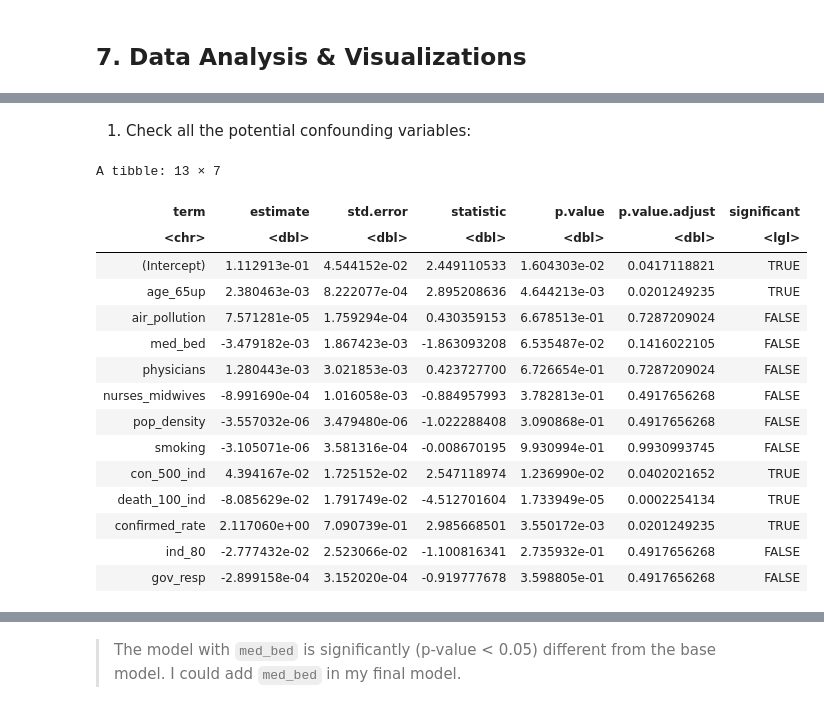
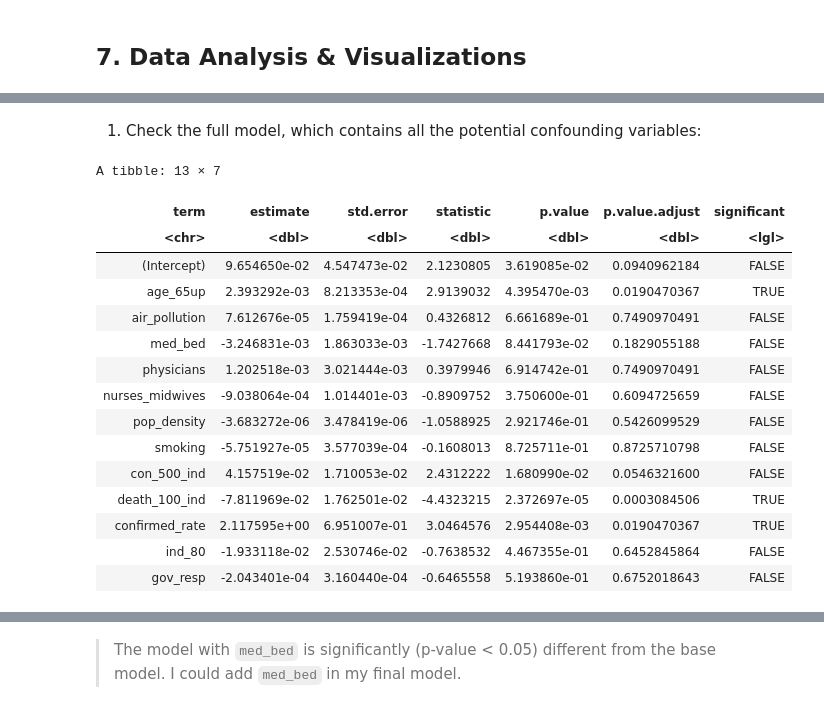
Before and after one commit to flizhou/age_effects_on_COVID-19, a Jupyter notebook: scripts/eda.ipynb, the cells around one changed output, grey strips where cells are left out. Cells and saved outputs as stored; diff of their text form; code cells hidden in the pictures.

```diff
--- a/scripts/eda.ipynb
+++ b/scripts/eda.ipynb
@@ -369,7 +361,7 @@ colnames(data_cp)
 # %%
 # countries with small confirmed number but high death rate
 # are removed, since the sample size is relatively small
-countries <- data_gov %>%
+countries <- data_cp %>%
     filter(confirmed <= 50, rate > 0.1) %>%
     pull(country)
 
@@ -419,25 +448,25 @@ analyze_lm <- function(model){
                significant = p.value.adjust < 0.05)
 }
 # %% [markdown]
-1) Check all the potential confounding variables:
+1) Check the full model, which contains all the potential confounding variables:
 # %%
-fit <- lm(rate ~ ., df_cp[-1])
+full_fit <- lm(rate ~ ., df_cp[-1])
 
-analyze_lm(fit)
+analyze_lm(full_fit)
 # %% [output]
 A tibble: 13 × 7
 | term | estimate | std.error | statistic | p.value | p.value.adjust | significant |
 | <chr> | <dbl> | <dbl> | <dbl> | <dbl> | <dbl> | <lgl> |
-| (Intercept) | 1.112913e-01 | 4.544152e-02 | 2.449110533 | 1.604303e-02 | 0.0417118821 | TRUE |
-| age_65up | 2.380463e-03 | 8.222077e-04 | 2.895208636 | 4.644213e-03 | 0.0201249235 | TRUE |
-| air_pollution | 7.571281e-05 | 1.759294e-04 | 0.430359153 | 6.678513e-01 | 0.7287209024 | FALSE |
-| med_bed | -3.479182e-03 | 1.867423e-03 | -1.863093208 | 6.535487e-02 | 0.1416022105 | FALSE |
-| physicians | 1.280443e-03 | 3.021853e-03 | 0.423727700 | 6.726654e-01 | 0.7287209024 | FALSE |
-| nurses_midwives | -8.991690e-04 | 1.016058e-03 | -0.884957993 | 3.782813e-01 | 0.4917656268 | FALSE |
-| pop_density | -3.557032e-06 | 3.479480e-06 | -1.022288408 | 3.090868e-01 | 0.4917656268 | FALSE |
-| smoking | -3.105071e-06 | 3.581316e-04 | -0.008670195 | 9.930994e-01 | 0.9930993745 | FALSE |
-| con_500_ind | 4.394167e-02 | 1.725152e-02 | 2.547118974 | 1.236990e-02 | 0.0402021652 | TRUE |
-| death_100_ind | -8.085629e-02 | 1.791749e-02 | -4.512701604 | 1.733949e-05 | 0.0002254134 | TRUE |
-| confirmed_rate | 2.117060e+00 | 7.090739e-01 | 2.985668501 | 3.550172e-03 | 0.0201249235 | TRUE |
-| ind_80 | -2.777432e-02 | 2.523066e-02 | -1.100816341 | 2.735932e-01 | 0.4917656268 | FALSE |
-| gov_resp | -2.899158e-04 | 3.152020e-04 | -0.919777678 | 3.598805e-01 | 0.4917656268 | FALSE |
+| (Intercept) | 9.654650e-02 | 4.547473e-02 | 2.1230805 | 3.619085e-02 | 0.0940962184 | FALSE |
+| age_65up | 2.393292e-03 | 8.213353e-04 | 2.9139032 | 4.395470e-03 | 0.0190470367 | TRUE |
+| air_pollution | 7.612676e-05 | 1.759419e-04 | 0.4326812 | 6.661689e-01 | 0.7490970491 | FALSE |
+| med_bed | -3.246831e-03 | 1.863033e-03 | -1.7427668 | 8.441793e-02 | 0.1829055188 | FALSE |
+| physicians | 1.202518e-03 | 3.021444e-03 | 0.3979946 | 6.914742e-01 | 0.7490970491 | FALSE |
+| nurses_midwives | -9.038064e-04 | 1.014401e-03 | -0.8909752 | 3.750600e-01 | 0.6094725659 | FALSE |
+| pop_density | -3.683272e-06 | 3.478419e-06 | -1.0588925 | 2.921746e-01 | 0.5426099529 | FALSE |
+| smoking | -5.751927e-05 | 3.577039e-04 | -0.1608013 | 8.725711e-01 | 0.8725710798 | FALSE |
+| con_500_ind | 4.157519e-02 | 1.710053e-02 | 2.4312222 | 1.680990e-02 | 0.0546321600 | FALSE |
+| death_100_ind | -7.811969e-02 | 1.762501e-02 | -4.4323215 | 2.372697e-05 | 0.0003084506 | TRUE |
+| confirmed_rate | 2.117595e+00 | 6.951007e-01 | 3.0464576 | 2.954408e-03 | 0.0190470367 | TRUE |
+| ind_80 | -1.933118e-02 | 2.530746e-02 | -0.7638532 | 4.467355e-01 | 0.6452845864 | FALSE |
+| gov_resp | -2.043401e-04 | 3.160440e-04 | -0.6465558 | 5.193860e-01 | 0.6752018643 | FALSE |
```
Also changed, not shown: parts of 50 cells of this notebook.
